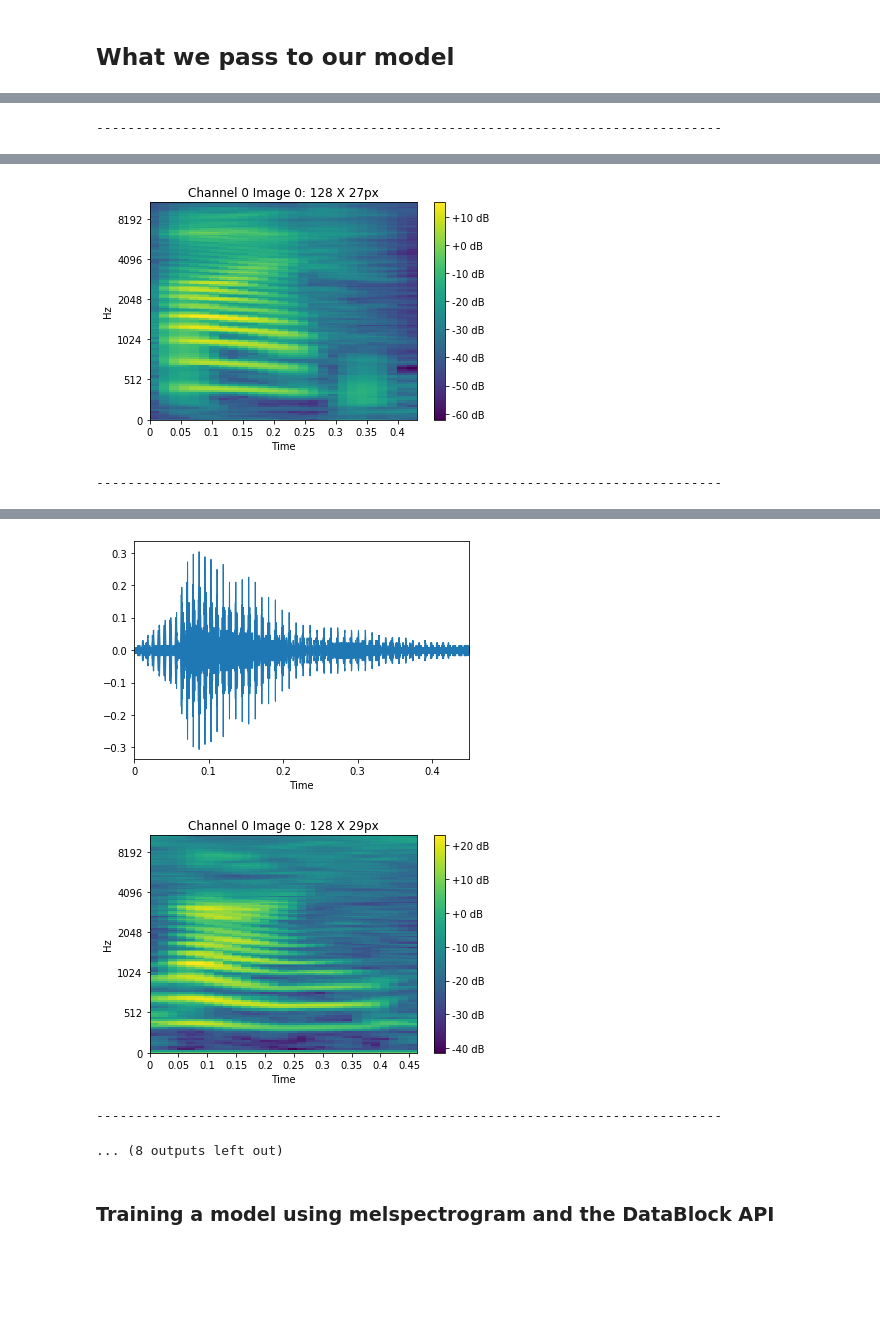
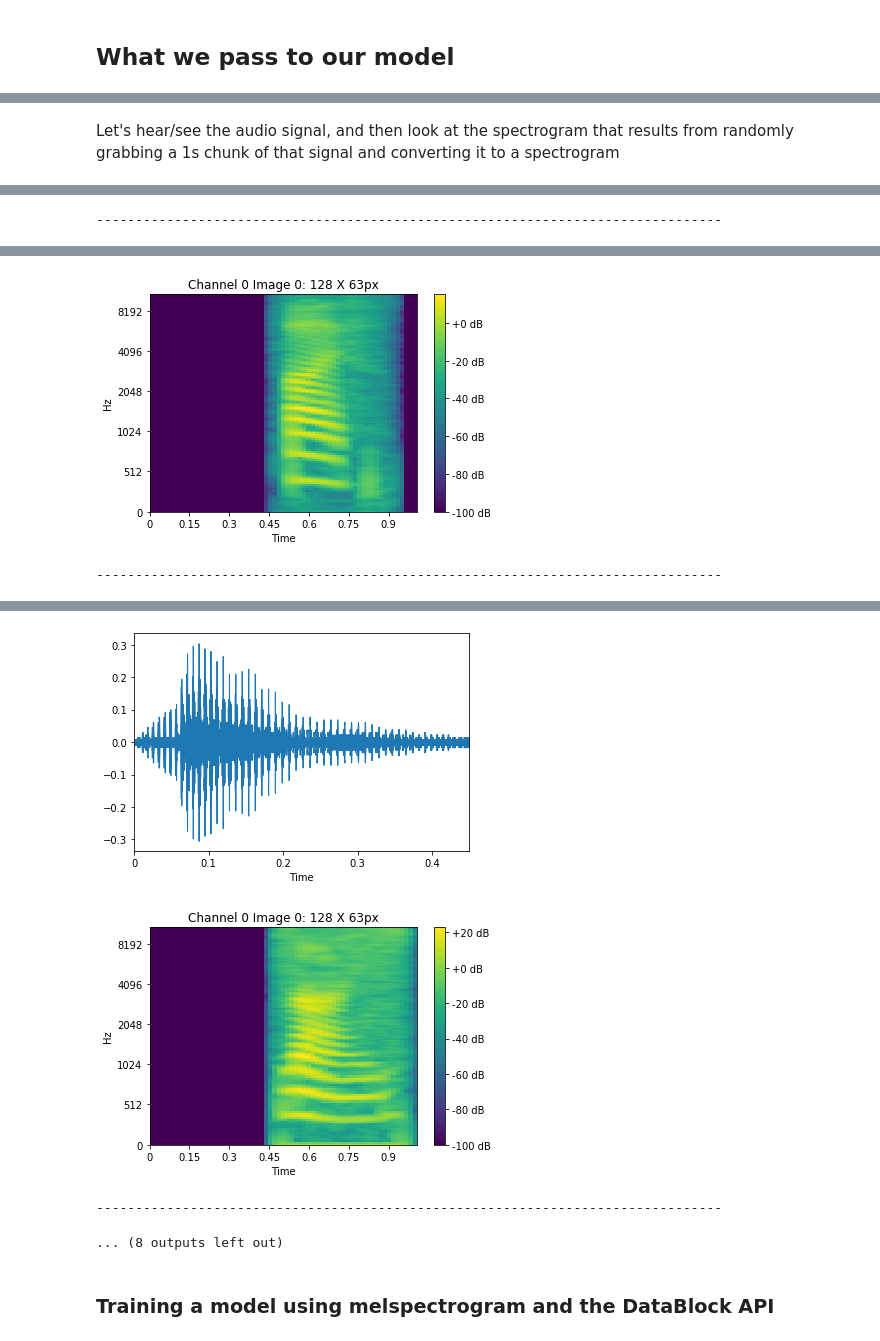
Before and after one commit to fastaudio/fastai2_audio, a Jupyter notebook: nbs/02_tutorial.ipynb, the cells around one changed output, grey strips where cells are left out. Cells and saved outputs as stored; diff of their text form; code cells hidden in the pictures; blank space fills up the shorter version.

```diff
--- a/nbs/02_tutorial.ipynb
+++ b/nbs/02_tutorial.ipynb
@@ -49,8 +47,19 @@ tfms = [CropSignal(1000), a2s]
+# %%
+# get our voice settings from the AudioConfig class
+cfg_voice = AudioConfig.Voice()
+# generate our spectrogram transformer using the voice config
+a2s = AudioToSpec.from_cfg(cfg_voice)
+# make a list of transforms that crop the signal to 1000ms and then
+# convert it to a spectrogram
+crop1s = CropSignal(1000)
+tfms = [crop1s, a2s]
+# %% [markdown]
+Let's hear/see the audio signal, and then look at the spectrogram that results from randomly grabbing a 1s chunk of that signal and converting it to a spectrogram
 # %%
 for fn in files_digits[:5]:
     audio = AudioTensor.create(fn)
     audio.show()
-    a2s(audio).show()
+    a2s(crop1s(audio)).show()
     print('-'*80)
 # %% [output]
 [interactive output not drawn]
@@ -59,11 +68,11 @@ for fn in files_digits[:5]:
 --------------------------------------------------------------------------------
 [interactive output not drawn]
 [figure]
-[figure, old version]
+[figure, new version]
 --------------------------------------------------------------------------------
 [interactive output not drawn]
 [figure]
-[figure, old version]
+[figure, new version]
 --------------------------------------------------------------------------------
 ... (8 outputs left out)
 # %% [markdown]
```
Also changed, not shown: parts of 30 cells of this notebook.
